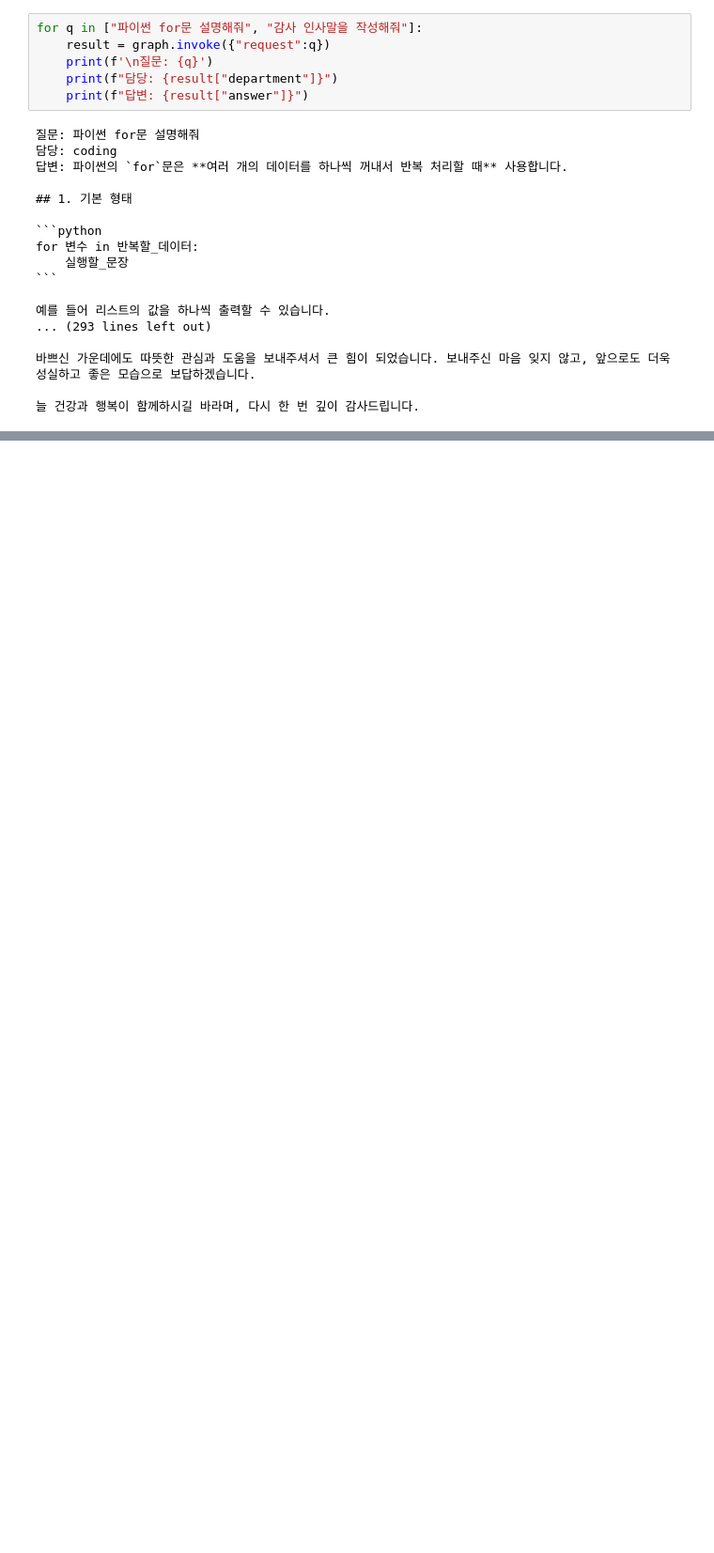
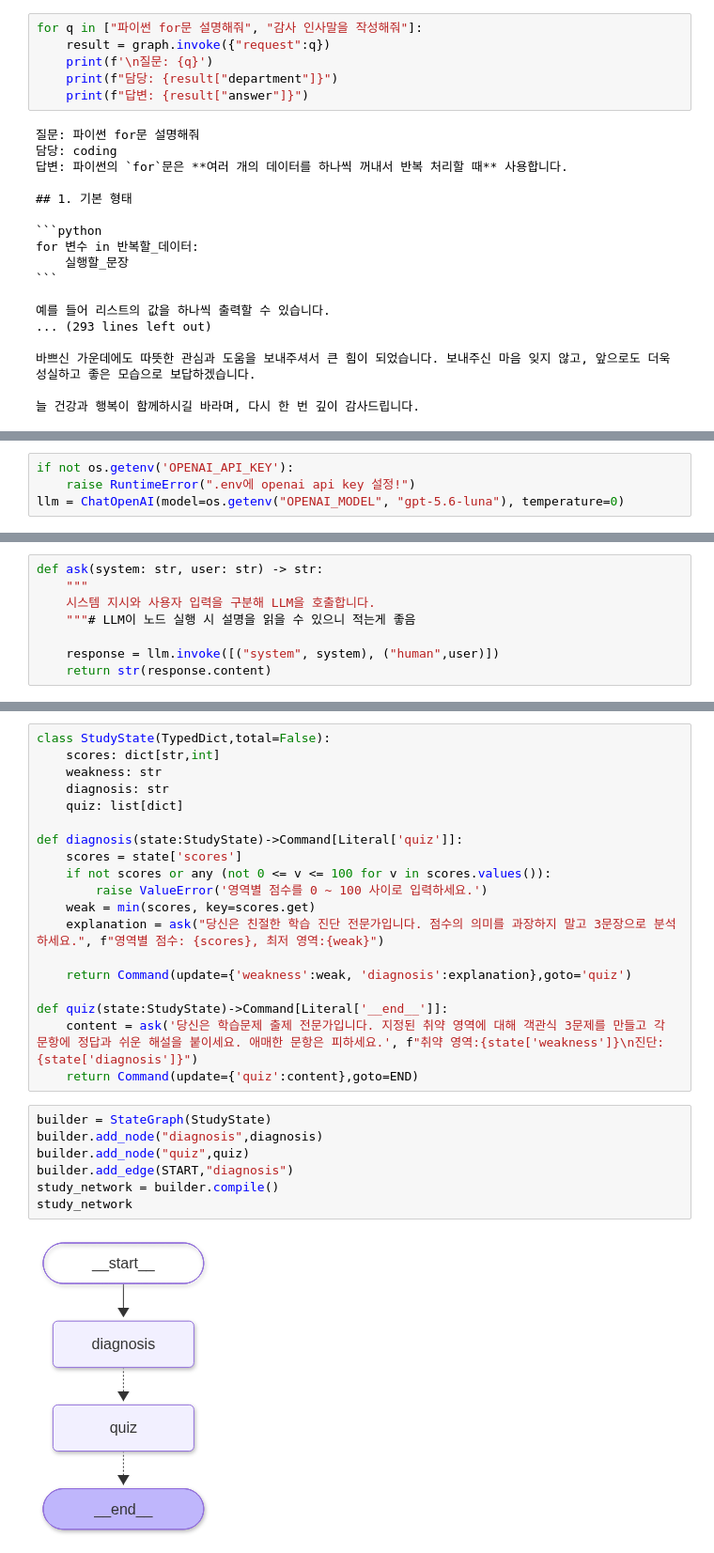
Before and after one commit to harwoon/14_Agent, a Jupyter notebook: 6_멀티에이전트.ipynb, the cells around one changed output, grey strips where cells are left out. Shown at 94% size. Cells and saved outputs as stored; diff of their text form; blank space fills up the shorter version.

```diff
--- a/6_멀티에이전트.ipynb
+++ b/6_멀티에이전트.ipynb
@@ -126,0 +141,4 @@ for 변수 in 반복할_데이터:
+# %%
+if not os.getenv('OPENAI_API_KEY'):
+    raise RuntimeError(".env에 openai api key 설정!")
+llm = ChatOpenAI(model=os.getenv("OPENAI_MODEL", "gpt-5.6-luna"), temperature=0)
@@ -126,0 +148,8 @@ for 변수 in 반복할_데이터:
+# %%
+def ask(system: str, user: str) -> str:
+    """
+    시스템 지시와 사용자 입력을 구분해 LLM을 호출합니다.
+    """# LLM이 노드 실행 시 설명을 읽을 수 있으니 적는게 좋음
+
+    response = llm.invoke([("system", system), ("human",user)])
+    return str(response.content)
@@ -126,0 +240,28 @@ for 변수 in 반복할_데이터:
+# %%
+class StudyState(TypedDict,total=False):
+    scores: dict[str,int]
+    weakness: str
+    diagnosis: str
+    quiz: list[dict]
+
+def diagnosis(state:StudyState)->Command[Literal['quiz']]:
+    scores = state['scores']
+    if not scores or any (not 0 <= v <= 100 for v in scores.values()):
+        raise ValueError('영역별 점수를 0 ~ 100 사이로 입력하세요.')
+    weak = min(scores, key=scores.get)
+    explanation = ask("당신은 친절한 학습 진단 전문가입니다. 점수의 의미를 과장하지 말고 3문장으로 분석하세요.", f"영역별 점수: {scores}, 최저 영역:{weak}")
+
+    return Command(update={'weakness':weak, 'diagnosis':explanation},goto='quiz')
+
+def quiz(state:StudyState)->Command[Literal['__end__']]:
+    content = ask('당신은 학습문제 출제 전문가입니다. 지정된 취약 영역에 대해 객관식 3문제를 만들고 각 문항에 정답과 쉬운 해설을 붙이세요. 애매한 문항은 피하세요.', f"취약 영역:{state['weakness']}\n진단: {state['diagnosis']}")
+    return Command(update={'quiz':content},goto=END)
+# %%
+builder = StateGraph(StudyState)
+builder.add_node("diagnosis",diagnosis)
+builder.add_node("quiz",quiz)
+builder.add_edge(START,"diagnosis")
+study_network = builder.compile()
+study_network
+# %% [output]
+[figure, added]
```
Also changed, not shown: parts of 16 cells of this notebook, 1 other file.
